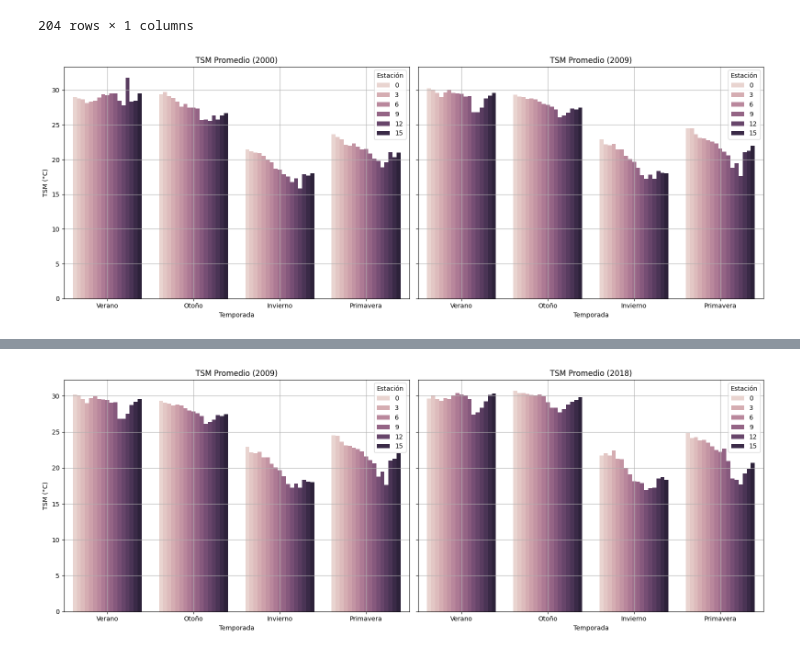
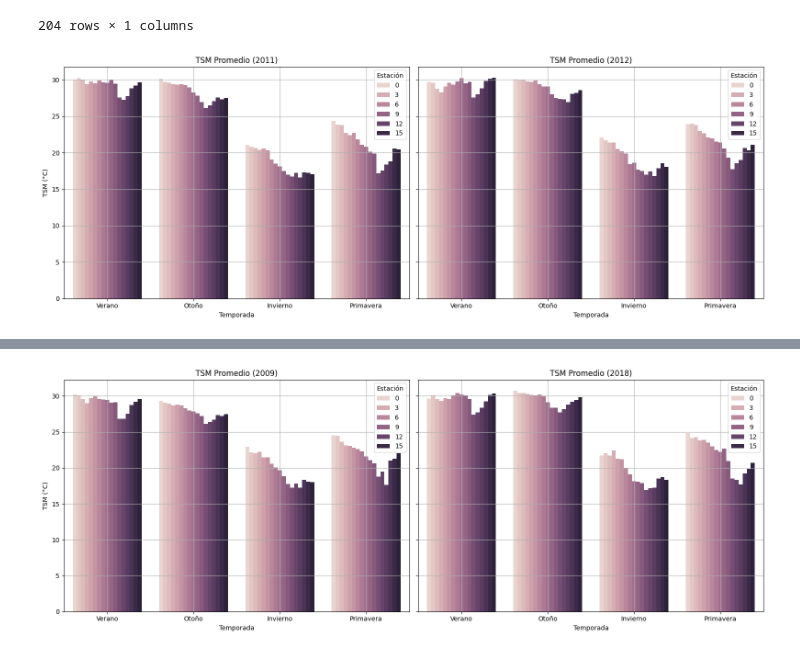
Before and after one commit to tukey-stans/ae-oceanografia-golfo-cali, a Jupyter notebook: notebooks/FMCT/eda.ipynb, the cells around one changed output, grey strips where cells are left out. Cells and saved outputs as stored; diff of their text form; code cells hidden in the pictures.

```diff
--- a/notebooks/FMCT/eda.ipynb
+++ b/notebooks/FMCT/eda.ipynb
@@ -71,33 +71,33 @@ import seaborn as sns
 import matplotlib.pyplot as plt
 
 grouped = df[['tsm', 'est_index', 'temporada','ano']].groupby(['est_index', 'temporada','ano']).mean().reset_index()
 
-year1 = 2000
-year2 = 2009
+year1 = 2011
+year2 = 2012
 
 # Orden de temporadas
 season_order = ['Verano', 'Otoño', 'Invierno', 'Primavera']
 grouped['temporada'] = pd.Categorical(grouped['temporada'], categories=season_order, ordered=True)
 
 fig, axes = plt.subplots(1, 2, figsize=(16, 6), sharey=True)
 
 # Primer año
 sns.barplot(data=grouped[grouped['ano'] == year1], x='temporada', y='tsm', hue='est_index', ax=axes[0])
 axes[0].set_title(f'TSM Promedio ({year1})')
 axes[0].set_xlabel('Temporada')
 axes[0].set_ylabel('TSM (°C)')
 axes[0].legend(title='Estación')
 axes[0].grid(True)
 
 # Segundo año
 sns.barplot(data=grouped[grouped['ano'] == year2], x='temporada', y='tsm', hue='est_index', ax=axes[1])
 axes[1].set_title(f'TSM Promedio ({year2})')
 axes[1].set_xlabel('Temporada')
 axes[1].set_ylabel('')
 axes[1].legend(title='Estación')
 axes[1].grid(True)
 
 plt.tight_layout()
 plt.show()
 # %% [output]
-[figure, old version]
+[figure, new version]
```
Also changed, not shown: parts of 13 cells of this notebook.
